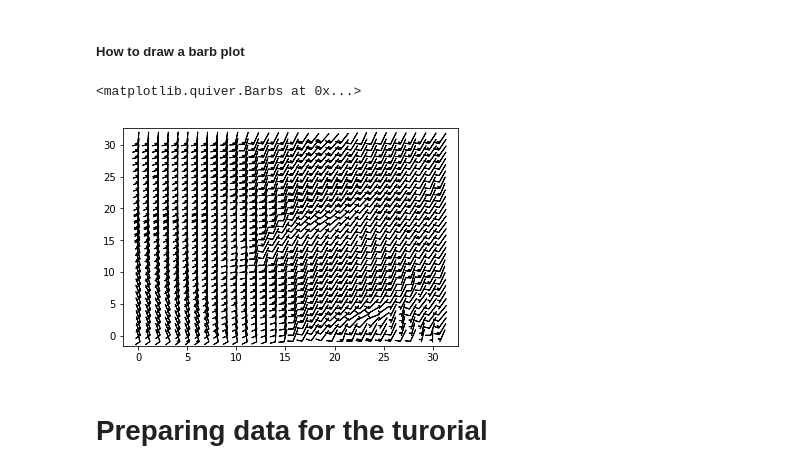
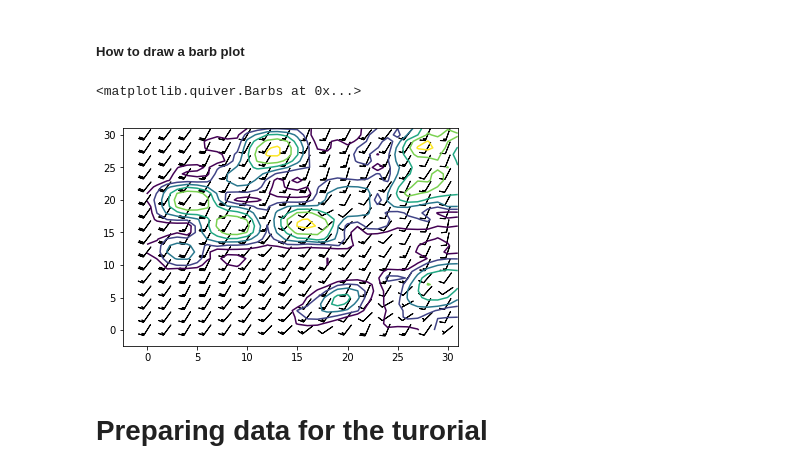
Before and after one commit to djgagne/ams-ml-python-course, a Jupyter notebook: module_1/ML_Short_Course_Module_1_data_analysis_and_preproc.ipynb, the cells around one changed output. Drawn from its saved outputs; the diff is of its cells as text; code cells hidden in the pictures.

```diff
--- a/module_1/ML_Short_Course_Module_1_data_analysis_and_preproc.ipynb
+++ b/module_1/ML_Short_Course_Module_1_data_analysis_and_preproc.ipynb
@@ -381,10 +421,14 @@ plt.quiver(r, c, U.sel(p=0), V.sel(p=0), pivot='middle')
 # %% [markdown]
 ##### How to draw a barb plot
 # %%
-plt.barbs(r, c, U.sel(p=200), V.sel(p=200), length=5, pivot='middle')
+stride = 2
+patch = 322
+plt.contour(xf["REFL_COM_curr"].sel(p=patch))
+plt.barbs(r[::stride], c[::stride], U.sel(p=patch)[::stride, ::stride],
+          V.sel(p=200)[::stride, ::stride], length=5, pivot='middle')
 # %% [output]
 <matplotlib.quiver.Barbs at 0x...>
-[figure, old version]
+[figure, new version]
 # %% [markdown]
 # Preparing data for the turorial
 # %% [markdown]
```
Also changed, not shown: parts of 44 cells of this notebook.
